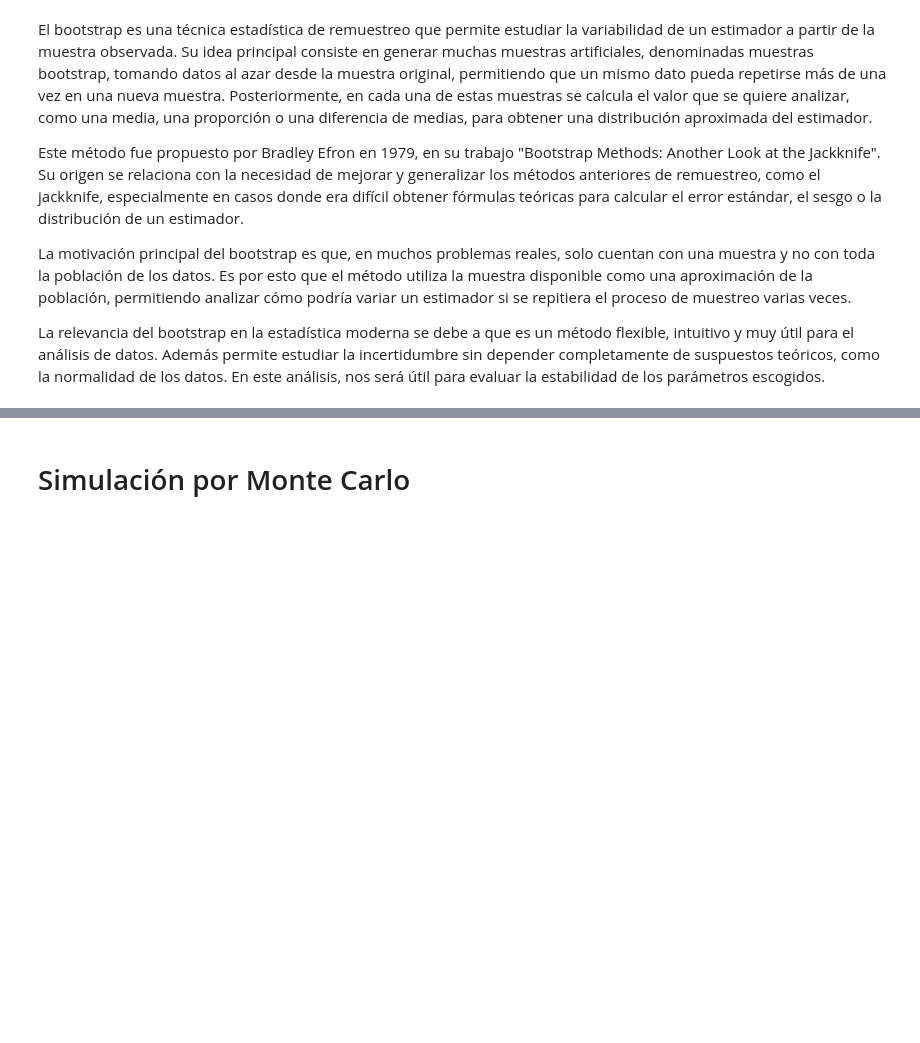
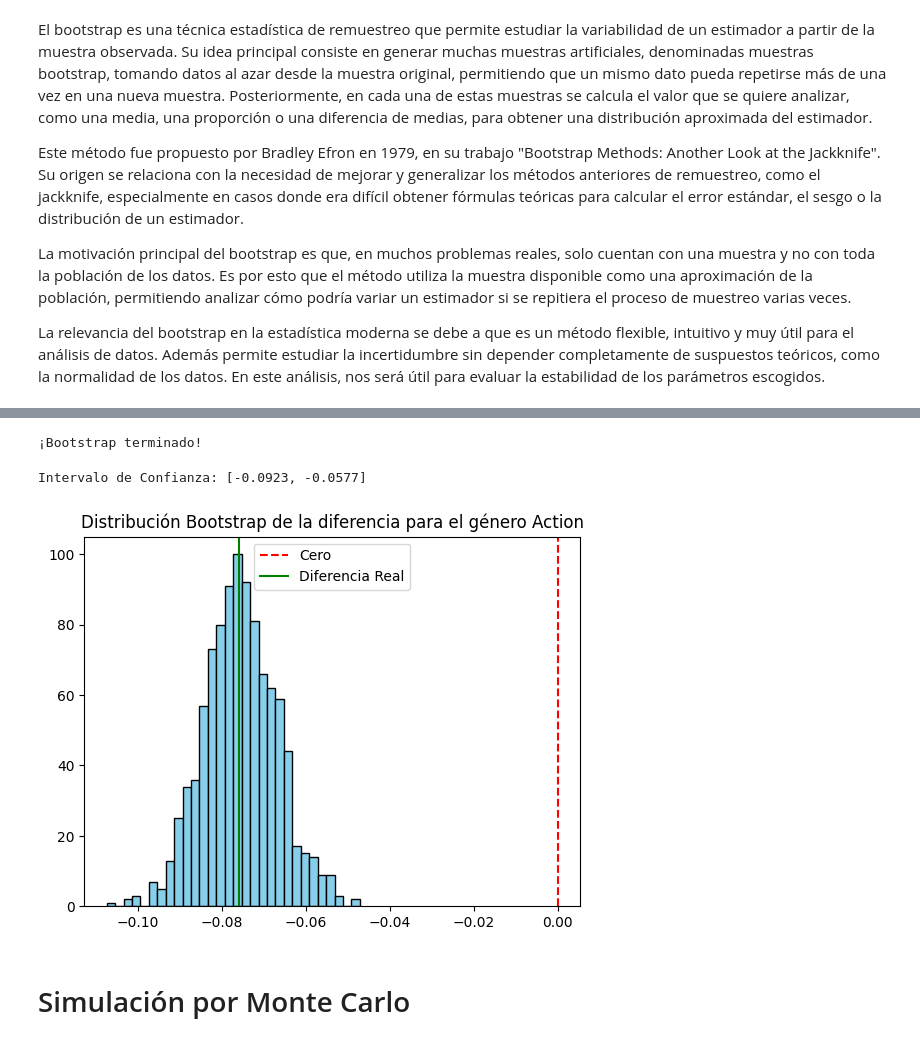
Before and after one commit to crisfoce/ESTACA2, a Jupyter notebook: Estaca2.ipynb, the cells around one changed output, grey strips where cells are left out. Cells and saved outputs as stored; diff of their text form; code cells hidden in the pictures; blank space fills up the shorter version.

```diff
--- a/Estaca2.ipynb
+++ b/Estaca2.ipynb
@@ -145,3 +224,45 @@ La relevancia del bootstrap en la estadística moderna se debe a que es un méto
+# %%
+# Lista para guardar los resultados
+resultados_bootstrap = []
+n_repeticiones = 1000
+
+for i in range(n_repeticiones):
+    # Esto hace que sea boot
+    muestra_bs = data.sample(frac=1, replace=True)
+
+    # calculamos aleatoriamente
+    t_jp = muestra_bs['JP_Sales'].sum()
+    t_na = muestra_bs['NA_Sales'].sum()
+
+    v_g_jp = muestra_bs[muestra_bs['Genre'] == genero_interes]['JP_Sales'].sum()
+    v_g_na = muestra_bs[muestra_bs['Genre'] == genero_interes]['NA_Sales'].sum()
+
+    p_jp = v_g_jp / t_jp
+    p_na = v_g_na / t_na
+
+    # guardamos la diferencia en la lista
+    resultados_bootstrap.append(p_jp - p_na)
+#verificamos que este correctamente funcionando
+print("¡Bootstrap terminado!")
+# %% [output]
+¡Bootstrap terminado!
+# %%
+# percentiles del 95% el intervalo de confianza
+inferior = np.percentile(resultados_bootstrap, 2.5)
+superior = np.percentile(resultados_bootstrap, 97.5)
+
+print(f"Intervalo de Confianza: [{inferior:.4f}, {superior:.4f}]")
+
+# Graficamos
+plt.hist(resultados_bootstrap, bins=30, color='skyblue', edgecolor='black')
+plt.axvline(0, color='red', linestyle='--', label='Cero')
+plt.axvline(diferencia_observada, color='green', label='Diferencia Real')
+plt.title(f'Distribución Bootstrap de la diferencia para el género {genero_interes}')
+plt.legend()
+plt.show()
+# %% [output]
+Intervalo de Confianza: [-0.0923, -0.0577]
+[figure, added]
 # %% [markdown]
 # Simulación por Monte Carlo
 # %% [markdown]
```
Also changed, not shown: parts of 4 cells of this notebook.
